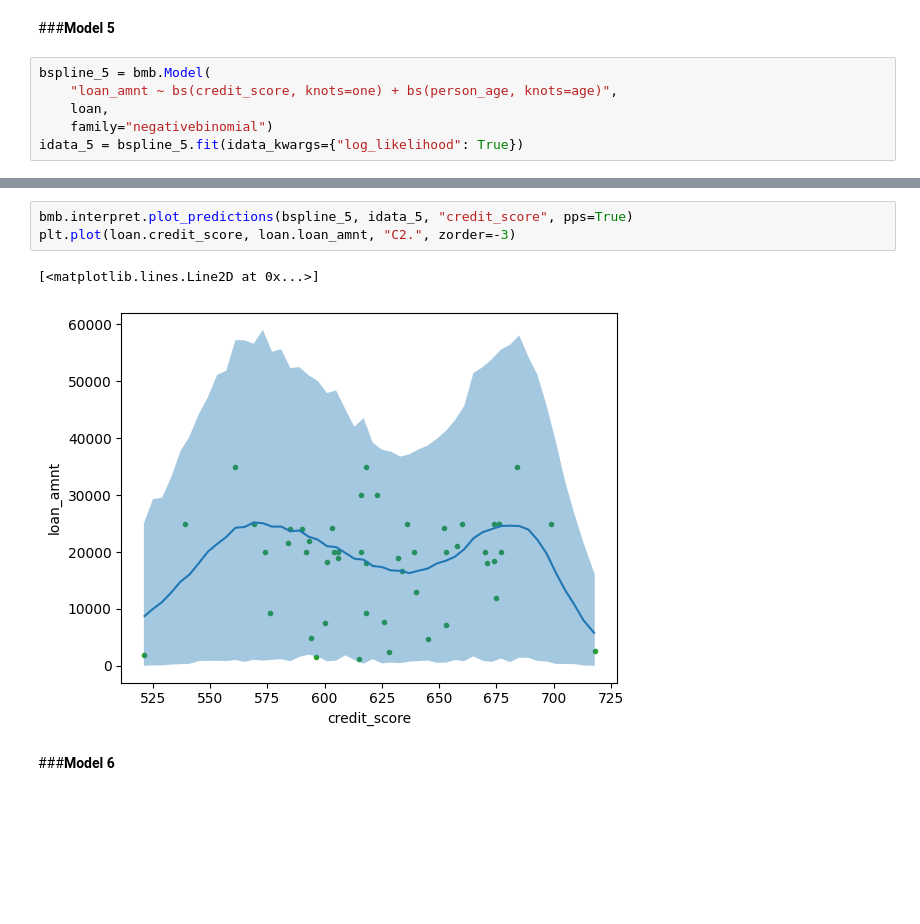
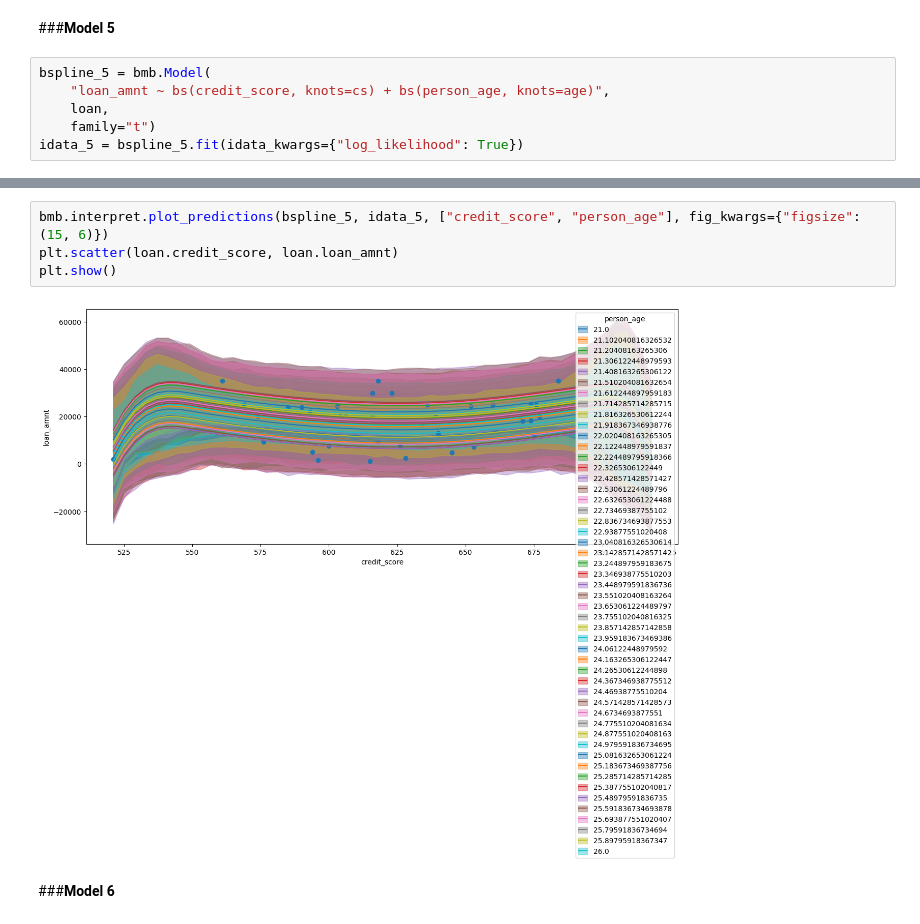
Before and after one commit to NeevSabhani/Data-Science, a Jupyter notebook: Unit7/NeevSabhUnit7Proj.ipynb, the cells around one changed output, grey strips where cells are left out. Cells and saved outputs as stored; diff of their text form; blank space fills up the shorter version.

```diff
--- a/Unit7/NeevSabhUnit7Proj.ipynb
+++ b/Unit7/NeevSabhUnit7Proj.ipynb
@@ -212,19 +217,19 @@ plt.plot(loan.person_income, loan.loan_amnt, "C2.", zorder=-3)
 ###**Model 5**
 # %%
 bspline_5 = bmb.Model(
-    "loan_amnt ~ bs(credit_score, knots=one) + bs(person_age, knots=age)",
+    "loan_amnt ~ bs(credit_score, knots=cs) + bs(person_age, knots=age)",
     loan,
-    family="negativebinomial")
+    family="t")
 idata_5 = bspline_5.fit(idata_kwargs={"log_likelihood": True})
 # %% [output]
 [interactive output not drawn]
 [interactive output not drawn]
 # %%
-bmb.interpret.plot_predictions(bspline_5, idata_5, "credit_score", pps=True)
-plt.plot(loan.credit_score, loan.loan_amnt, "C2.", zorder=-3)
+bmb.interpret.plot_predictions(bspline_5, idata_5, ["credit_score", "person_age"], fig_kwargs={"figsize": (15, 6)})
+plt.scatter(loan.credit_score, loan.loan_amnt)
+plt.show()
 # %% [output]
-[<matplotlib.lines.Line2D at 0x...>]
-[figure, old version]
+[figure, new version]
 # %% [markdown]
 ###**Model 6**
 # %%
```
Also changed, not shown: parts of 17 cells of this notebook.
